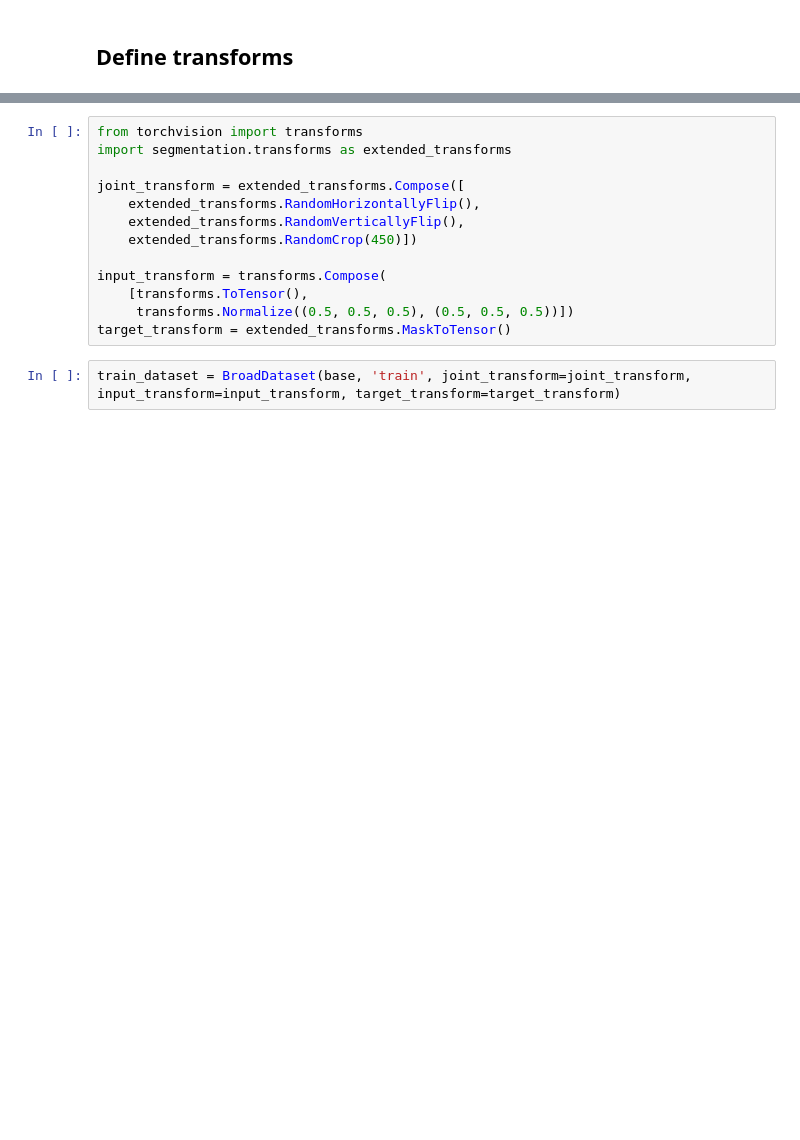
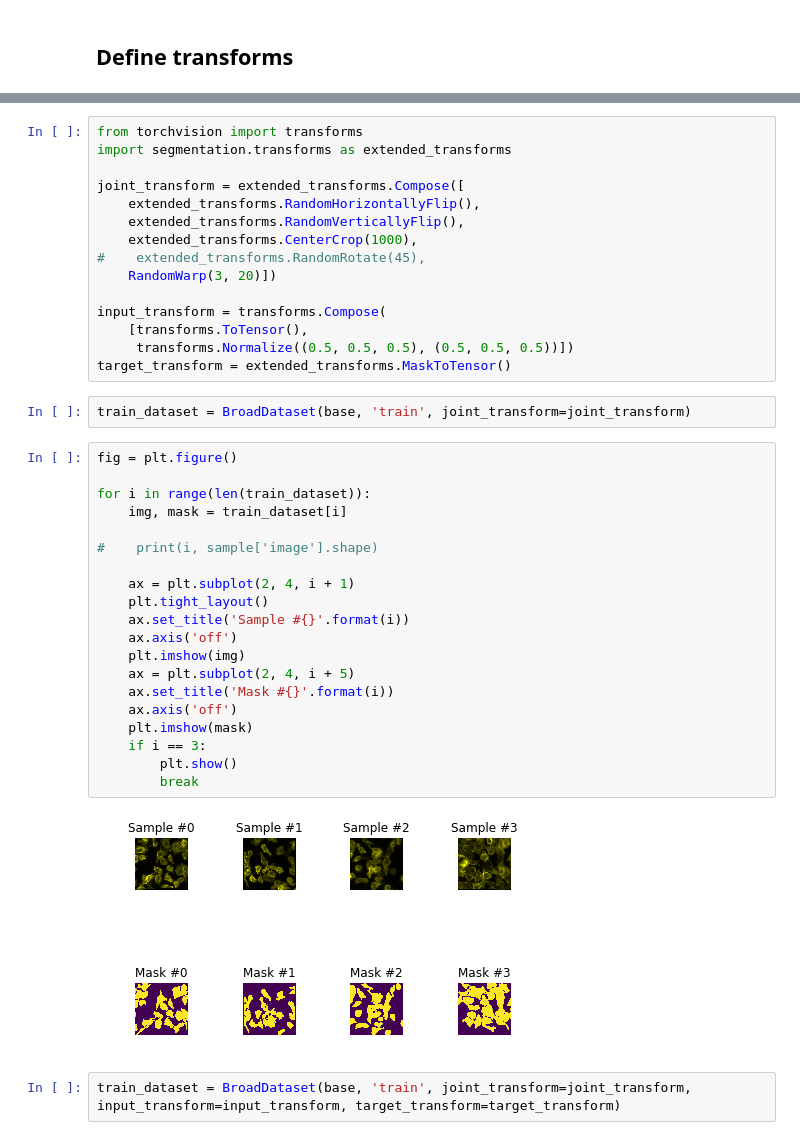
Before and after one commit to sofroniewn/pytorch-segmentation, a Jupyter notebook: notebook.ipynb, the cells around one changed output, grey strips where cells are left out. Saved outputs shown, nothing was run; the diff lists cells and outputs as text; blank space fills up the shorter version.

```diff
--- a/notebook.ipynb
+++ b/notebook.ipynb
@@ -49,12 +80,38 @@ import segmentation.transforms as extended_transforms
 joint_transform = extended_transforms.Compose([
     extended_transforms.RandomHorizontallyFlip(),
     extended_transforms.RandomVerticallyFlip(),
-    extended_transforms.RandomCrop(450)])
+    extended_transforms.CenterCrop(1000),
+#    extended_transforms.RandomRotate(45),
+    RandomWarp(3, 20)])
 
 input_transform = transforms.Compose(
     [transforms.ToTensor(),
      transforms.Normalize((0.5, 0.5, 0.5), (0.5, 0.5, 0.5))])
 target_transform = extended_transforms.MaskToTensor()
+# %%
+train_dataset = BroadDataset(base, 'train', joint_transform=joint_transform)
+# %%
+fig = plt.figure()
+
+for i in range(len(train_dataset)):
+    img, mask = train_dataset[i]
+
+#    print(i, sample['image'].shape)
+
+    ax = plt.subplot(2, 4, i + 1)
+    plt.tight_layout()
+    ax.set_title('Sample #{}'.format(i))
+    ax.axis('off')
+    plt.imshow(img)
+    ax = plt.subplot(2, 4, i + 5)
+    ax.set_title('Mask #{}'.format(i))
+    ax.axis('off')
+    plt.imshow(mask)
+    if i == 3:
+        plt.show()
+        break
+# %% [output]
+[figure, added]
 # %%
 train_dataset = BroadDataset(base, 'train', joint_transform=joint_transform, input_transform=input_transform, target_transform=target_transform)
 # %%
```
Also changed, not shown: parts of 15 cells of this notebook, 2 other files.
